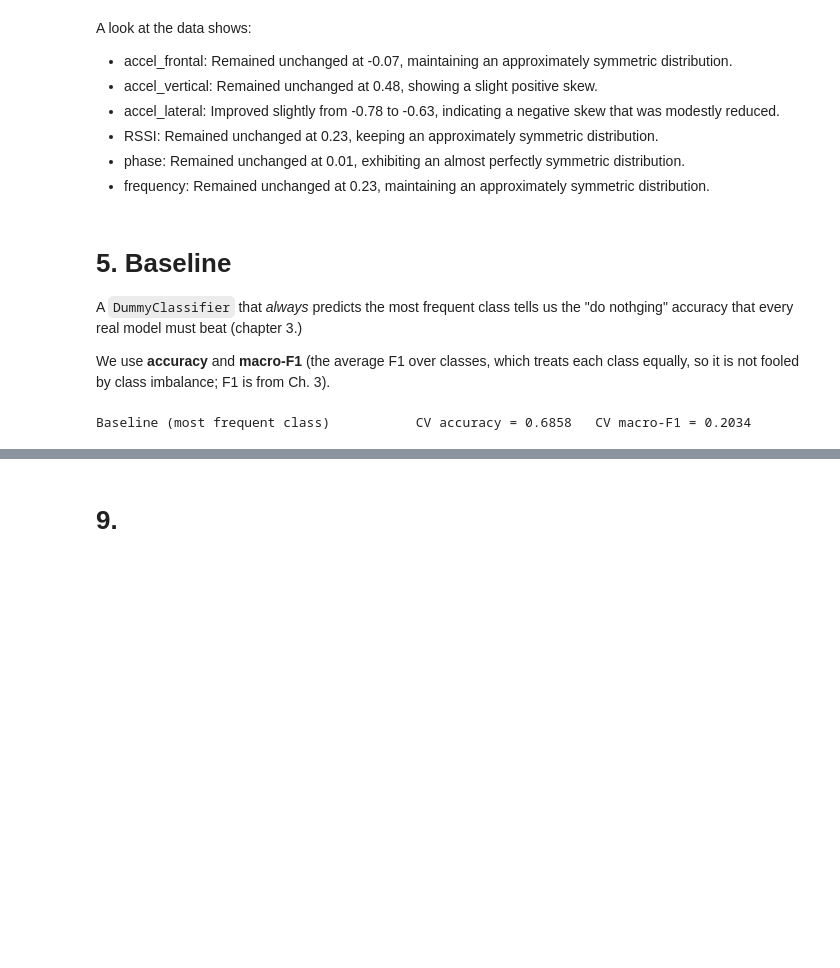
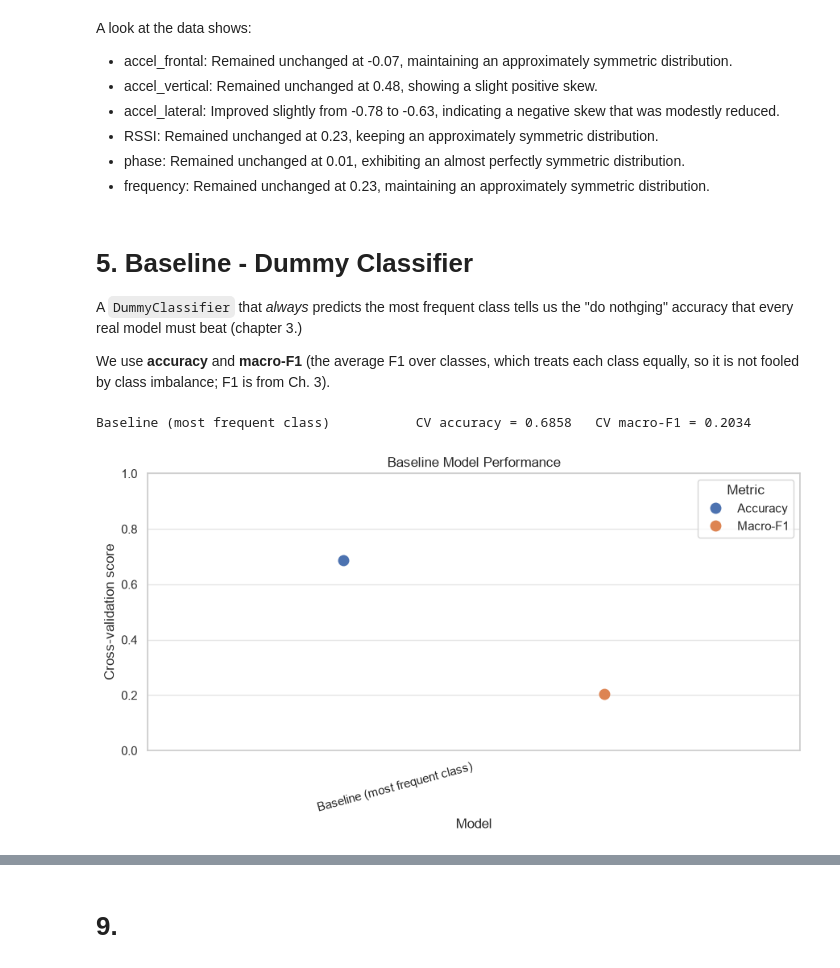
Before and after one commit to R3ALITI3S/MachineLearningMiniProject, a Jupyter notebook: MachineLearning.ipynb, the cells around one changed output, grey strips where cells are left out. Drawn from its saved outputs; the diff is of its cells as text; code cells hidden in the pictures; blank space fills up the shorter version.

```diff
--- a/MachineLearning.ipynb
+++ b/MachineLearning.ipynb
@@ -615,20 +659,80 @@ A look at the data shows:
 - phase: Remained unchanged at 0.01, exhibiting an almost perfectly symmetric distribution.
 - frequency: Remained unchanged at 0.23, maintaining an approximately symmetric distribution.
 # %% [markdown]
-# 5. Baseline
+# 5. Baseline - Dummy Classifier
 A `DummyClassifier` that *always* predicts the most frequent class tells us the "do nothging" accuracy that every real model must beat (chapter 3.)
 
 We use **accuracy** and **macro-F1** (the average F1 over classes, which treats each class equally, so it is not fooled by class imbalance; F1 is from Ch. 3).
 # %%
-scoring = {"acc": "accuracy", "f1_macro": "f1_macro"}
-results = {}   # name -> (cv accuracy, cv macro-F1)
+# Evaluation metrics
+scoring = {
+    "acc": "accuracy",
+    "f1_macro": "f1_macro"
+}
+
+# Store results
+results = {}
 
 def cv_report(name, estimator, X=X_traindev, y=y_traindev):
-    s = cross_validate(estimator, X, y, cv=cv, scoring=scoring, n_jobs=-1)
-    results[name] = (s["test_acc"].mean(), s["test_f1_macro"].mean())
-    print(f"{name:40s} CV accuracy = {results[name][0]:.4f}   CV macro-F1 = {results[name][1]:.4f}")
+    scores = cross_validate(
+        estimator,
+        X,
+        y,
+        cv=cv,
+        scoring=scoring,
+        n_jobs=-1
+    )
 
-dummy = Pipeline([("prep", preprocess), ("clf", DummyClassifier(strategy="most_frequent"))])
-cv_report("Baseline (most frequent class)", dummy)
+    results[name] = {
+        "Accuracy": scores["test_acc"].mean(),
+        "Macro-F1": scores["test_f1_macro"].mean()
+    }
+
+    print(
+        f"{name:40s} "
+        f"CV accuracy = {results[name]['Accuracy']:.4f}   "
+        f"CV macro-F1 = {results[name]['Macro-F1']:.4f}"
+    )
-# %% [output]
-Baseline (most frequent class)           CV accuracy = 0.6858   CV macro-F1 = 0.2034
+# %%
+dummy = Pipeline([
+    ("prep", preprocess),
+    ("clf", DummyClassifier(strategy="most_frequent"))
+])
+
+cv_report("Baseline (most frequent class)", dummy)
+# %% [output]
+Baseline (most frequent class)           CV accuracy = 0.6858   CV macro-F1 = 0.2034
+# %%
+results_df = pd.DataFrame(results).T
+
+results_long = results_df.reset_index().melt(
+    id_vars="index",
+    var_name="Metric",
+    value_name="Score"
+)
+
+results_long = results_long.rename(columns={"index": "Model"})
+
+plt.figure(figsize=(9, 5))
+
+ax = sns.stripplot(
+    data=results_long,
+    x="Model",
+    y="Score",
+    hue="Metric",
+    size=10,
+    dodge=True
+)
+
+ax.set(
+    xlabel="Model",
+    ylabel="Cross-validation score",
+    title="Baseline Model Performance"
+)
+
+plt.ylim(0, 1)
+plt.xticks(rotation=15, ha="right")
+plt.tight_layout()
+plt.show()
+# %% [output]
+[figure, added]
```
Also changed, not shown: parts of 36 cells of this notebook.
